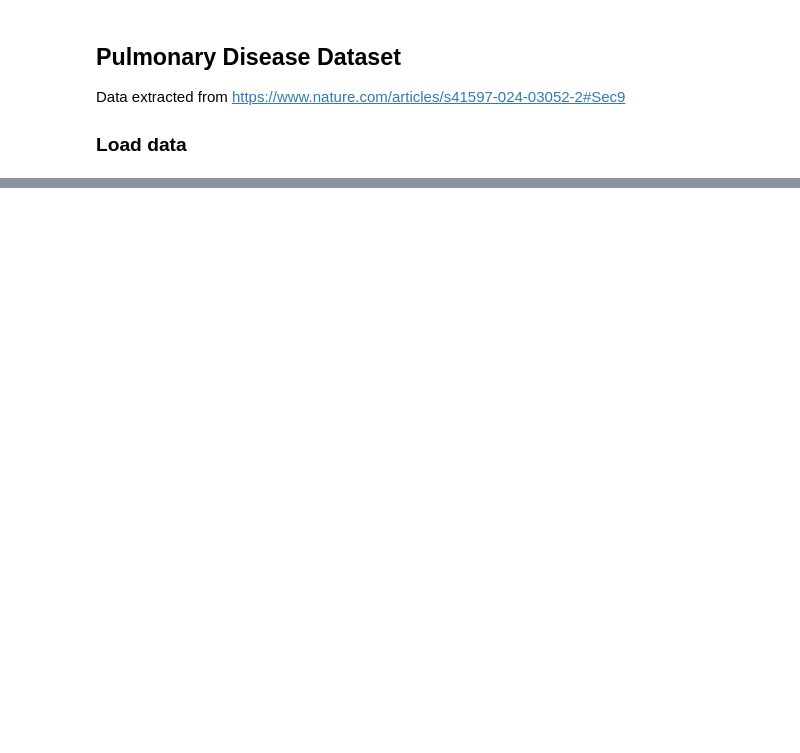
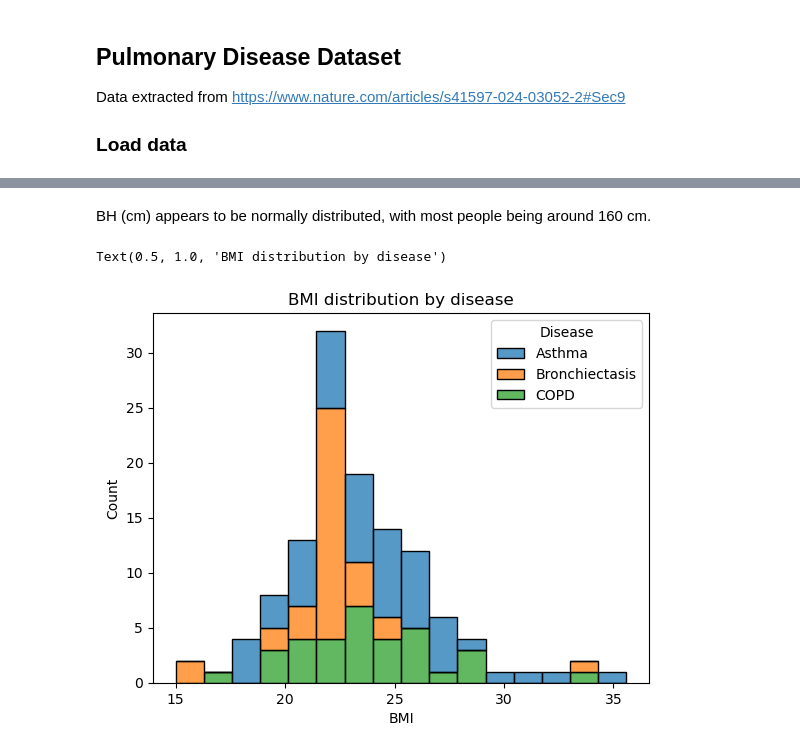
Before and after one commit to IgnacioFabietti/VOC_analysis, a Jupyter notebook: VOC_analysis.ipynb, the cells around one changed output, grey strips where cells are left out. Cells and saved outputs as stored; diff of their text form; code cells hidden in the pictures; blank space fills up the shorter version.

```diff
--- a/VOC_analysis.ipynb
+++ b/VOC_analysis.ipynb
@@ -139,0 +329,8 @@ Data extracted from https://www.nature.com/articles/s41597-024-03052-2#Sec9
+# %% [markdown]
+BH (cm) appears to be normally distributed, with most people being around 160 cm.
+# %%
+sns.histplot(data=X_Y_dataset, x="BMI", hue="Disease", multiple="stack")
+plt.title('BMI distribution by disease')
+# %% [output]
+Text(0.5, 1.0, 'BMI distribution by disease')
+[figure, added]
```
Also changed, not shown: parts of 34 cells of this notebook.
